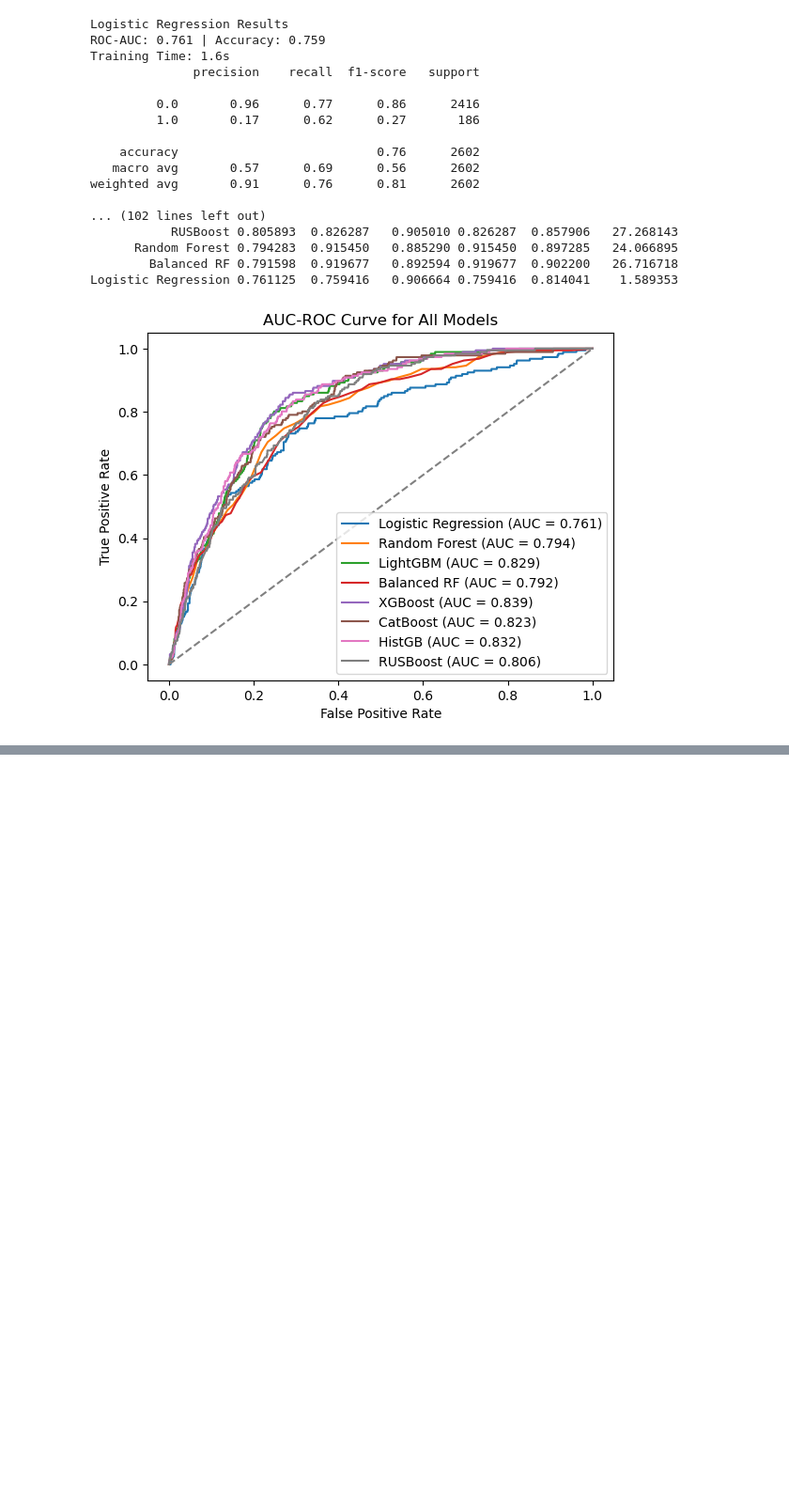
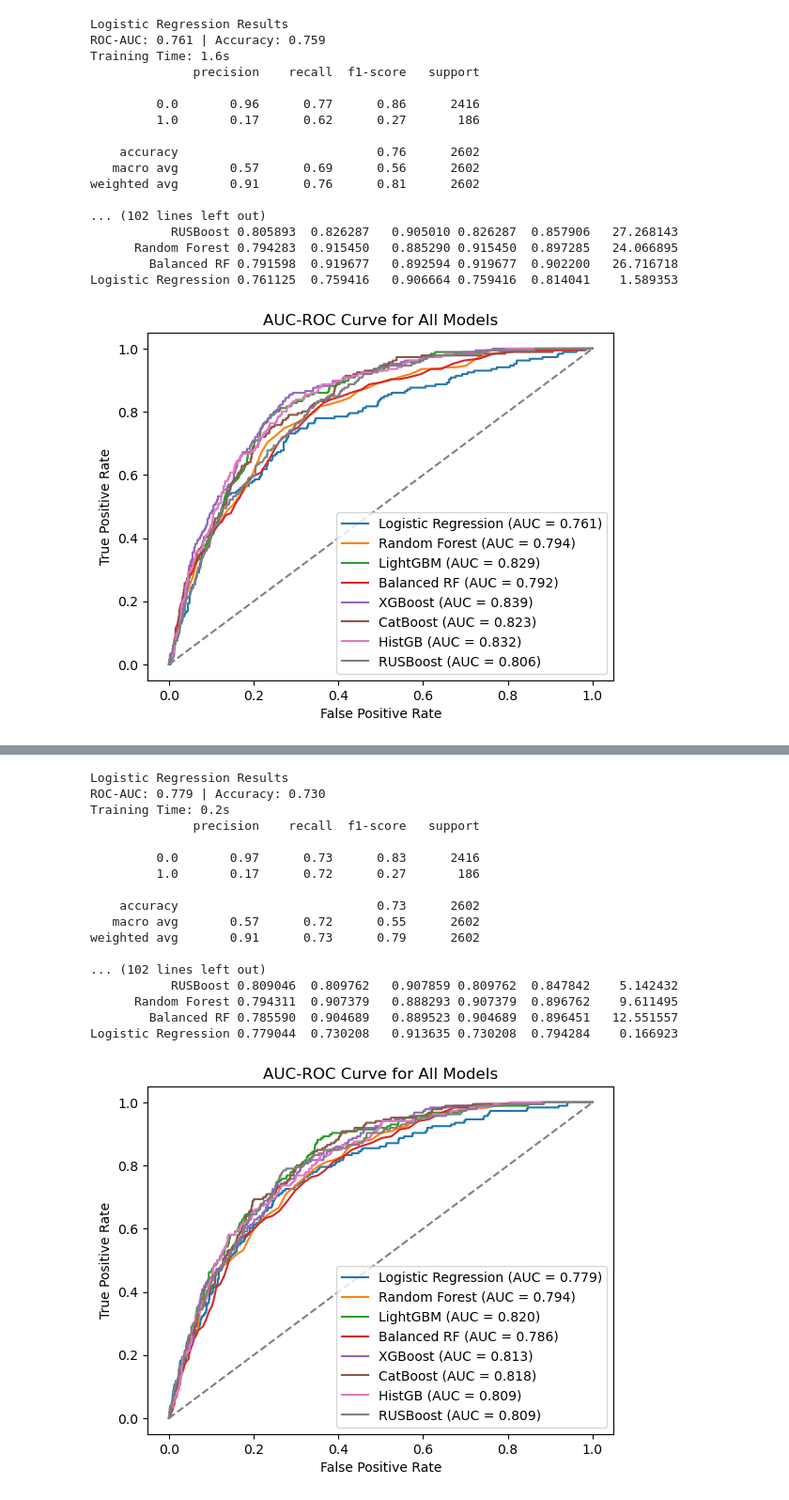
Before and after one commit to hillarychang/dsc180b-capstone-q2, a Jupyter notebook: src/notebooks/q2_feature_training.ipynb, the cells around one changed output, grey strips where cells are left out. Shown at 94% size. Drawn from its saved outputs; the diff is of its cells as text; code cells hidden in the pictures; blank space fills up the shorter version.

Commit message:
added top 50 best features

```diff
--- a/src/notebooks/q2_feature_training.ipynb
+++ b/src/notebooks/q2_feature_training.ipynb
@@ -92,0 +57,21 @@ all_features[best_features[0]]
+# %%
+classify.run_classification(best_features[0], "DQ_TARGET", all_features)
+# %% [output]
+Logistic Regression Results
+ROC-AUC: 0.779 | Accuracy: 0.730
+Training Time: 0.2s
+              precision    recall  f1-score   support
+
+         0.0       0.97      0.73      0.83      2416
+         1.0       0.17      0.72      0.27       186
+
+    accuracy                           0.73      2602
+   macro avg       0.57      0.72      0.55      2602
+weighted avg       0.91      0.73      0.79      2602
+
+... (102 lines left out)
+           RUSBoost 0.809046  0.809762   0.907859 0.809762  0.847842    5.142432
+      Random Forest 0.794311  0.907379   0.888293 0.907379  0.896762    9.611495
+        Balanced RF 0.785590  0.904689   0.889523 0.904689  0.896451   12.551557
+Logistic Regression 0.779044  0.730208   0.913635 0.730208  0.794284    0.166923
+[figure, added]
```
Also changed, not shown: parts of 4 cells of this notebook, 5 other files.
